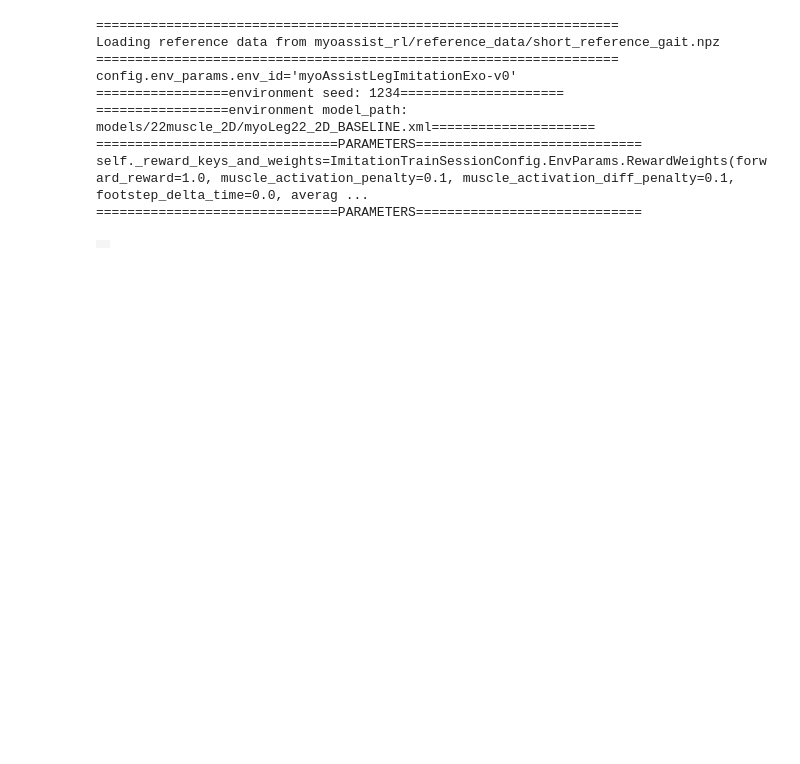
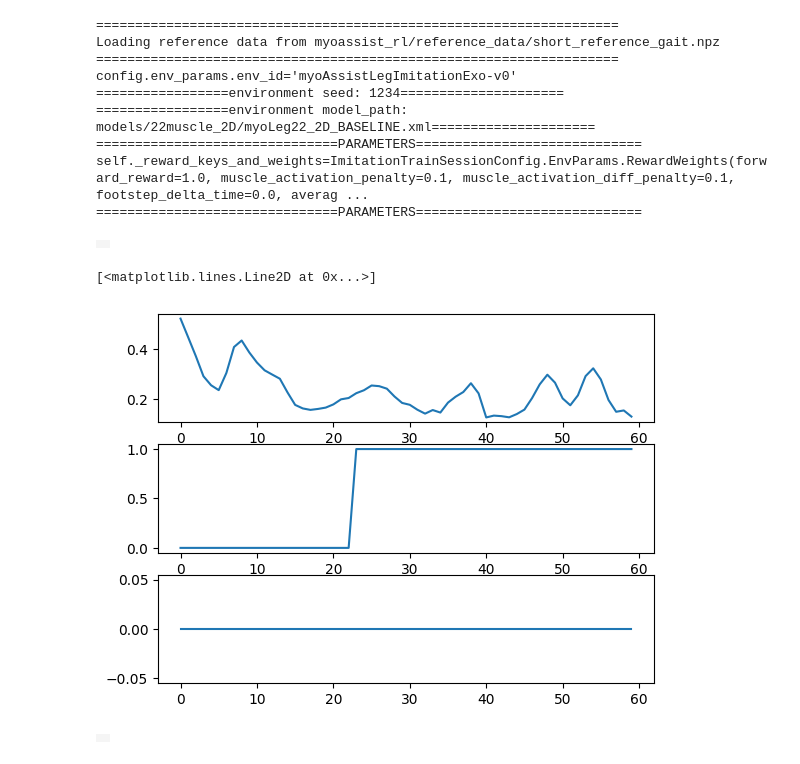
Before and after one commit to neumovelab/myoassist, a Jupyter notebook: docs/tutorial/rl_imitation_tutorial.ipynb, the cells around one changed output. Cells and saved outputs as stored; diff of their text form; code cells hidden in the pictures; blank space fills up the shorter version.

Commit message:
[RL tutorial plotting reward/done

```diff
--- a/docs/tutorial/rl_imitation_tutorial.ipynb
+++ b/docs/tutorial/rl_imitation_tutorial.ipynb
@@ -31,7 +31,7 @@ MyoSuite:> Registering Myo Envs
 config = EnvironmentHandler.get_session_config_from_path("myoassist_rl/rl_train/train_configs/imitation_tutorial_22_separated_net_partial_obs.json", ExoImitationTrainSessionConfig)
 config.env_params.env_id = "myoAssistLegImitationExo-v0"
 config.env_params.model_path = "models/22muscle_2D/myoLeg22_2D_BASELINE.xml"
-config.env_params.safe_height = 0.0
-config.env_params.out_of_trajectory_threshold = 0.3
+config.env_params.safe_height = 0.7
+config.env_params.out_of_trajectory_threshold = 100
 config.env_params.num_envs = 1
 # %% [output]
@@ -119,18 +132,33 @@ self._reward_keys_and_weights=ImitationTrainSessionConfig.EnvParams.RewardWeight
+# %%
+config.env_params.reference_data_keys = ["ankle_angle_l", "ankle_angle_r",
+                                "hip_flexion_l", "hip_flexion_r",
+                                "knee_angle_l", "knee_angle_r",
+                                "pelvis_tilt",
+                                "pelvis_tx", "pelvis_ty"
+                                ]
 # %%
 envw = EnvironmentHandler.create_environment(config, False)
 env:myoassist_leg_imitation.MyoAssistLegImitation = envw.unwrapped
 env.reset(seed=0)
+
+datas = {
+    "reward": [],
+    "done":[],
+    "truncated":[],
+}
+
 frames = []
 for step in range(60):
     # obs, reward, done, truncated, info = env.step(np.zeros(env.action_space.shape))
     obs, reward, done, truncated, info = env.step(env.action_space.sample())
     # env.imitation_step(True)
-
+    datas["reward"].append(reward)
+    datas["done"].append(done)
+    datas["truncated"].append(truncated)
     frame = env.sim.renderer.render_offscreen(camera_id=1,
                                                 width=1920//4,
                                                 height=1080//4)
     frames.append(frame)
-env.close()
 import mediapy
 mediapy.show_video(frames, fps=30)
 # %% [output]
@@ -144,3 +172,38 @@ config.env_params.env_id='myoAssistLegImitationExo-v0'
 self._reward_keys_and_weights=ImitationTrainSessionConfig.EnvParams.RewardWeights(forward_reward=1.0, muscle_activation_penalty=0.1, muscle_activation_diff_penalty=0.1, footstep_delta_time=0.0, averag ...
 ===============================PARAMETERS=============================
 |  |
+# %%
+fig, axs = plt.subplots(3, 1)
+axs[0].plot(datas["reward"])
+axs[1].plot(datas["done"])
+axs[2].plot(datas["truncated"])
+# %% [output]
+[<matplotlib.lines.Line2D at 0x...>]
+[figure, added]
+# %%
+env.reset(seed=0)
+
+datas = {
+    "reward": [],
+    "done":[],
+    "truncated":[],
+}
+
+frames = []
+for step in range(60):
+    # obs, reward, done, truncated, info = env.step(np.zeros(env.action_space.shape))
+    env._follow_reference_motion(True)
+    env.forward()
+    obs, reward, done, truncated, info = env.step(env.action_space.sample())
+    # env.imitation_step(True)
+    datas["reward"].append(reward)
+    datas["done"].append(done)
+    datas["truncated"].append(truncated)
+    frame = env.sim.renderer.render_offscreen(camera_id=1,
+                                                width=1920//4,
+                                                height=1080//4)
+    frames.append(frame)
+import mediapy
+mediapy.show_video(frames, fps=30)
+# %% [output]
+|  |
```
Also changed, not shown: parts of 5 cells of this notebook.
